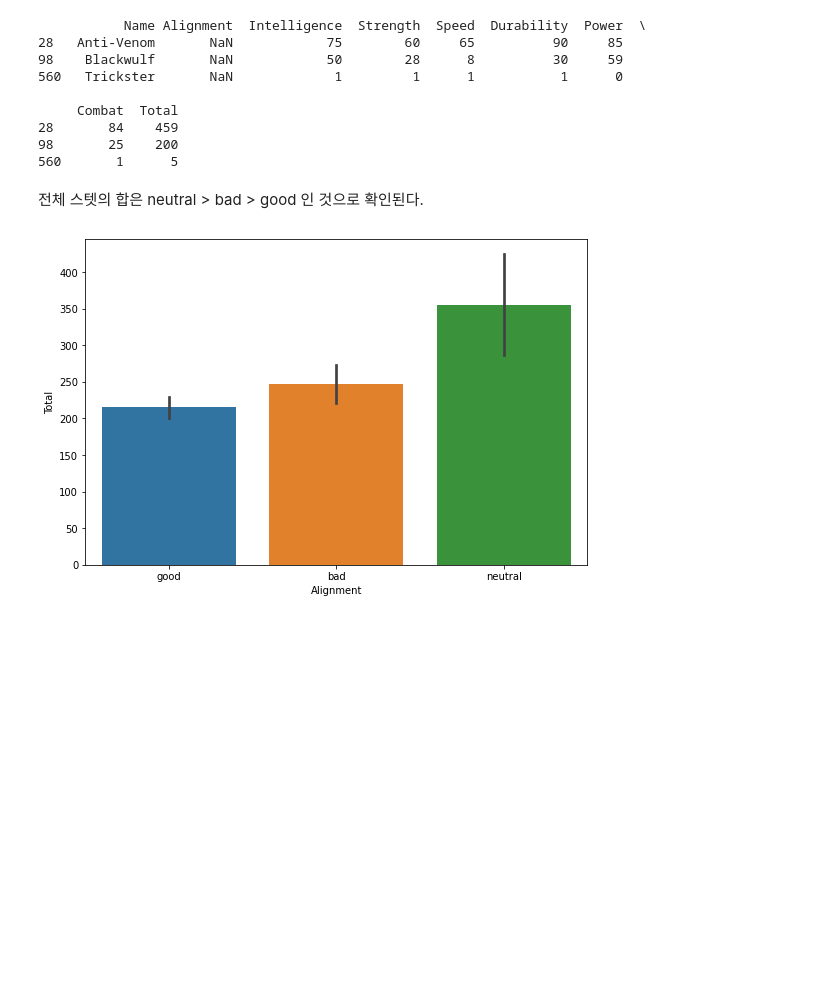
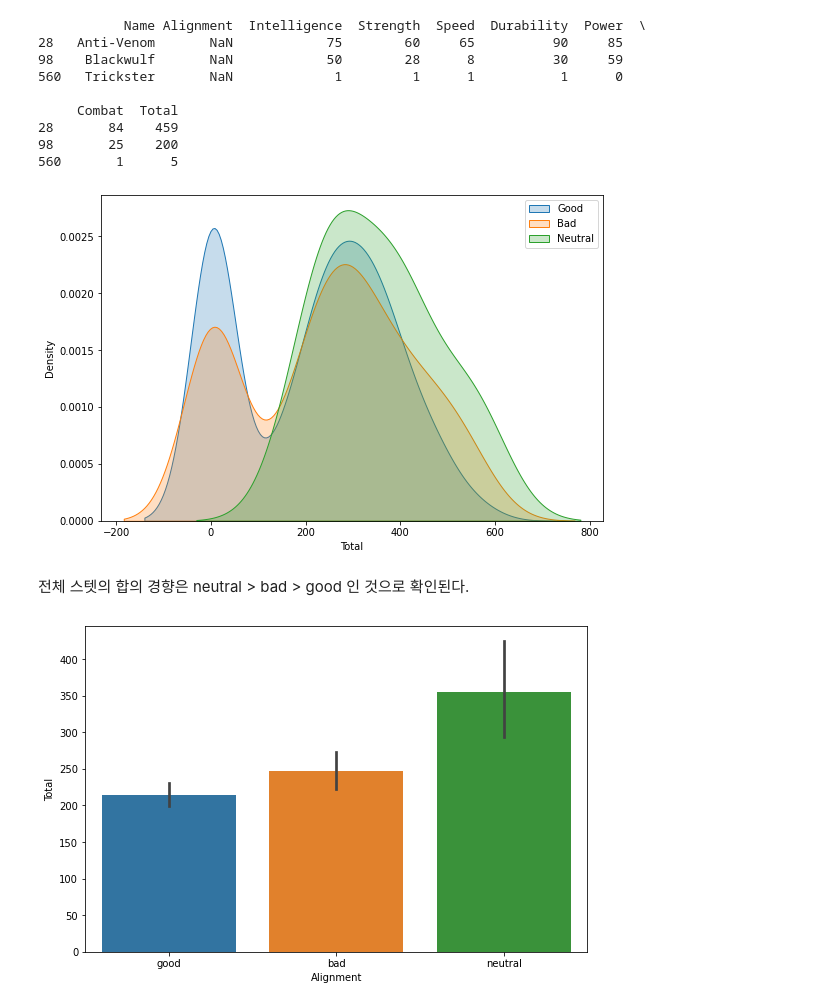
Before and after one commit to super-corini/programmers_kdt_II, a Jupyter notebook: day5_mission/abengers.ipynb, the cells around one changed output. Drawn from its saved outputs; the diff is of its cells as text; code cells hidden in the pictures; blank space fills up the shorter version.

```diff
--- a/day5_mission/abengers.ipynb
+++ b/day5_mission/abengers.ipynb
@@ -30,6 +30,21 @@ stats = stats[~stats['Alignment'].isnull()]
 28       84    459
 98       25    200
 560       1      5
+# %%
+import matplotlib.pyplot as plt
+import seaborn as sns
+%matplotlib inline
+fig, ax = plt.subplots(1, 1, figsize=[9, 6])
+good = stats[stats['Alignment'] == 'good']
+bad = stats[stats['Alignment'] == 'bad']
+neutral = stats[stats['Alignment'] == 'neutral']
+sns.kdeplot(x='Total', data=good, ax=ax, fill=True, label='Good')
+sns.kdeplot(x='Total', data=bad, ax=ax, fill=True, label='Bad')
+sns.kdeplot(x='Total', data=neutral, ax=ax, fill=True, label='Neutral')
+plt.legend()
+plt.show()
+# %% [output]
+[figure, added]
 # %% [markdown]
-전체 스텟의 합은 neutral > bad > good 인 것으로 확인된다.
+전체 스텟의 합의 경향은 neutral > bad > good 인 것으로 확인된다.
 # %%
```
Also changed, not shown: parts of 7 cells of this notebook.
